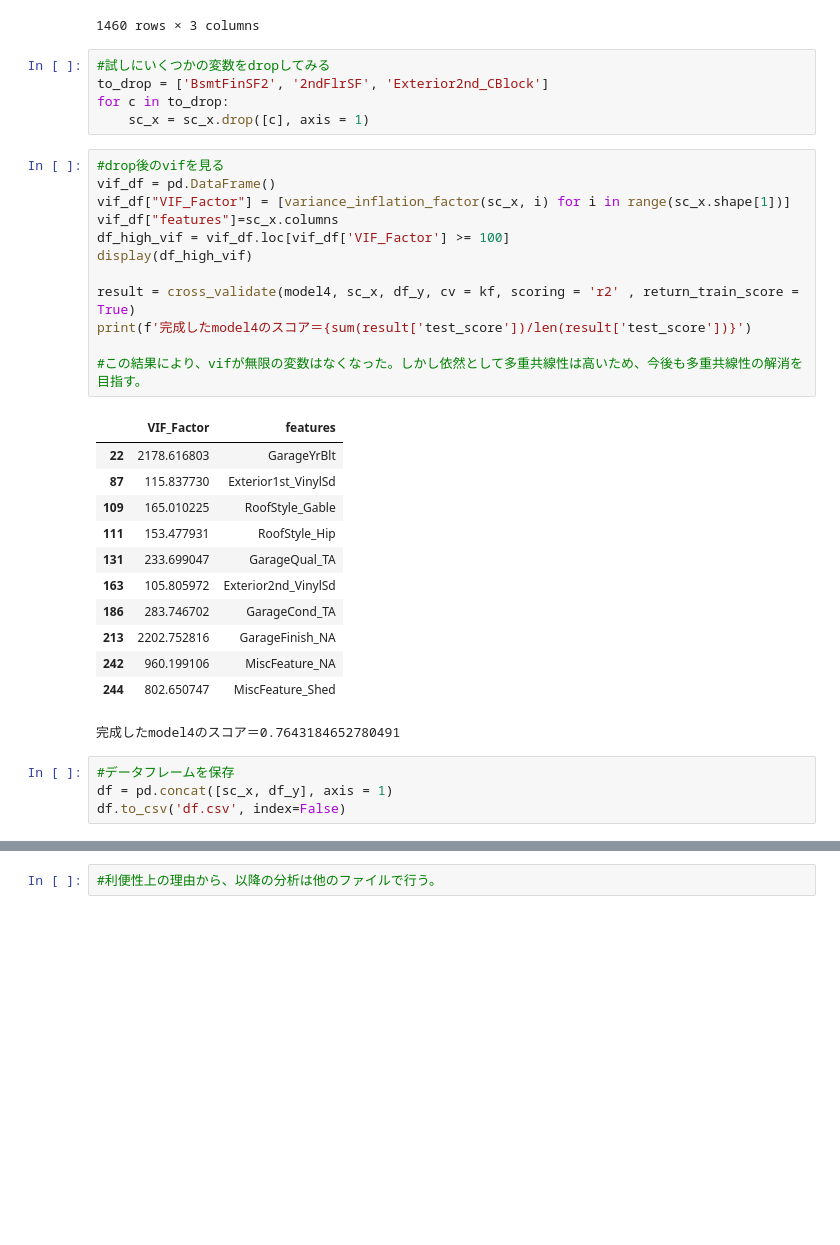
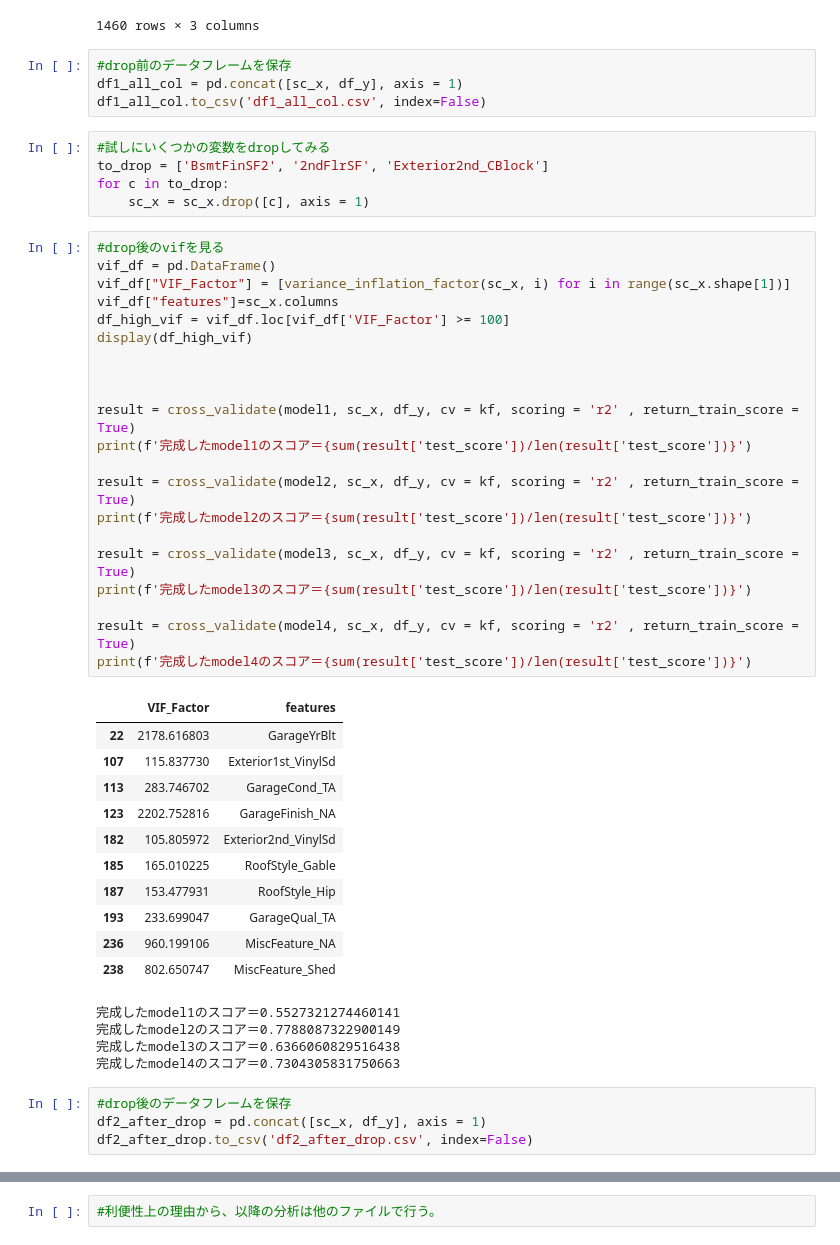
Before and after one commit to Udon-datascience/opendata_analysis, a Jupyter notebook: 4/4_analysis_1.ipynb, the cells around one changed output, grey strips where cells are left out. Drawn from its saved outputs; the diff is of its cells as text; blank space fills up the shorter version.

```diff
--- a/4/4_analysis_1.ipynb
+++ b/4/4_analysis_1.ipynb
@@ -450,6 +445,10 @@ sc_x[to_drop]
 | 1458 | 6.092188 | -0.795163 | -0.02618 |
 | 1459 | 1.509640 | -0.795163 | -0.02618 |
 1460 rows × 3 columns
+# %%
+#drop前のデータフレームを保存
+df1_all_col = pd.concat([sc_x, df_y], axis = 1)
+df1_all_col.to_csv('df1_all_col.csv', index=False)
 # %%
 #試しにいくつかの変数をdropしてみる
 to_drop = ['BsmtFinSF2', '2ndFlrSF', 'Exterior2nd_CBlock']
@@ -458,29 +457,41 @@ for c in to_drop:
 # %%
 #drop後のvifを見る
 vif_df = pd.DataFrame()
 vif_df["VIF_Factor"] = [variance_inflation_factor(sc_x, i) for i in range(sc_x.shape[1])]
 vif_df["features"]=sc_x.columns
 df_high_vif = vif_df.loc[vif_df['VIF_Factor'] >= 100]
 display(df_high_vif)
 
+
+
+result = cross_validate(model1, sc_x, df_y, cv = kf, scoring = 'r2' , return_train_score = True)
+print(f'完成したmodel1のスコア＝{sum(result['test_score'])/len(result['test_score'])}')
+
+result = cross_validate(model2, sc_x, df_y, cv = kf, scoring = 'r2' , return_train_score = True)
+print(f'完成したmodel2のスコア＝{sum(result['test_score'])/len(result['test_score'])}')
+
+result = cross_validate(model3, sc_x, df_y, cv = kf, scoring = 'r2' , return_train_score = True)
+print(f'完成したmodel3のスコア＝{sum(result['test_score'])/len(result['test_score'])}')
+
 result = cross_validate(model4, sc_x, df_y, cv = kf, scoring = 'r2' , return_train_score = True)
 print(f'完成したmodel4のスコア＝{sum(result['test_score'])/len(result['test_score'])}')
-
-#この結果により、vifが無限の変数はなくなった。しかし依然として多重共線性は高いため、今後も多重共線性の解消を目指す。
 # %% [output]
 |  | VIF_Factor | features |
 | 22 | 2178.616803 | GarageYrBlt |
-| 87 | 115.837730 | Exterior1st_VinylSd |
-| 109 | 165.010225 | RoofStyle_Gable |
-| 111 | 153.477931 | RoofStyle_Hip |
-| 131 | 233.699047 | GarageQual_TA |
-| 163 | 105.805972 | Exterior2nd_VinylSd |
-| 186 | 283.746702 | GarageCond_TA |
-| 213 | 2202.752816 | GarageFinish_NA |
-| 242 | 960.199106 | MiscFeature_NA |
-| 244 | 802.650747 | MiscFeature_Shed |
+| 107 | 115.837730 | Exterior1st_VinylSd |
+| 113 | 283.746702 | GarageCond_TA |
+| 123 | 2202.752816 | GarageFinish_NA |
+| 182 | 105.805972 | Exterior2nd_VinylSd |
+| 185 | 165.010225 | RoofStyle_Gable |
+| 187 | 153.477931 | RoofStyle_Hip |
+| 193 | 233.699047 | GarageQual_TA |
+| 236 | 960.199106 | MiscFeature_NA |
+| 238 | 802.650747 | MiscFeature_Shed |
-完成したmodel4のスコア＝0.7643184652780491
+完成したmodel1のスコア＝0.5527321274460141
+完成したmodel2のスコア＝0.7788087322900149
+完成したmodel3のスコア＝0.6366060829516438
+完成したmodel4のスコア＝0.7304305831750663
-# %%
-#データフレームを保存
-df = pd.concat([sc_x, df_y], axis = 1)
-df.to_csv('df.csv', index=False)
+# %%
+#drop後のデータフレームを保存
+df2_after_drop = pd.concat([sc_x, df_y], axis = 1)
+df2_after_drop.to_csv('df2_after_drop.csv', index=False)
```
Also changed, not shown: parts of 13 cells of this notebook, 3 other files.
